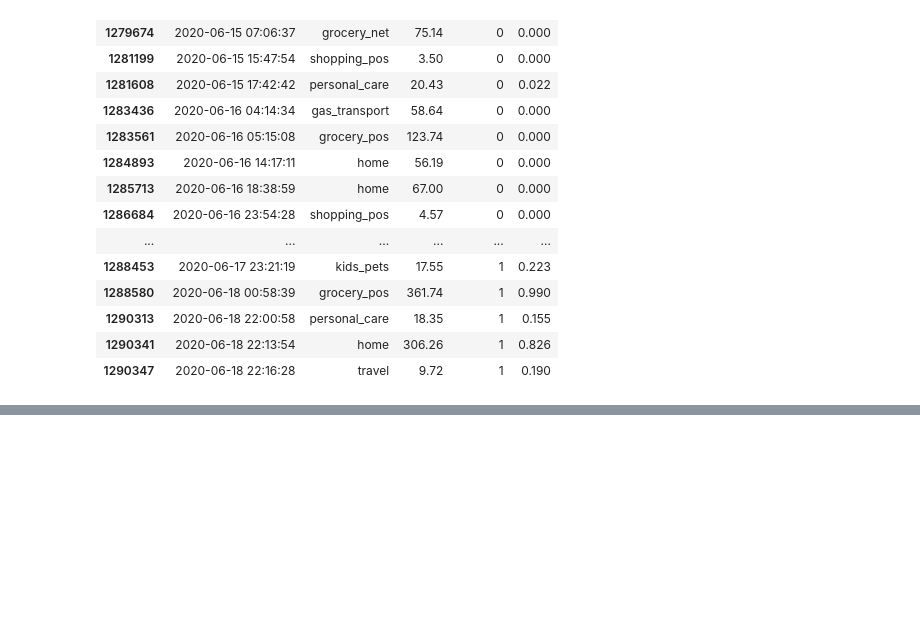
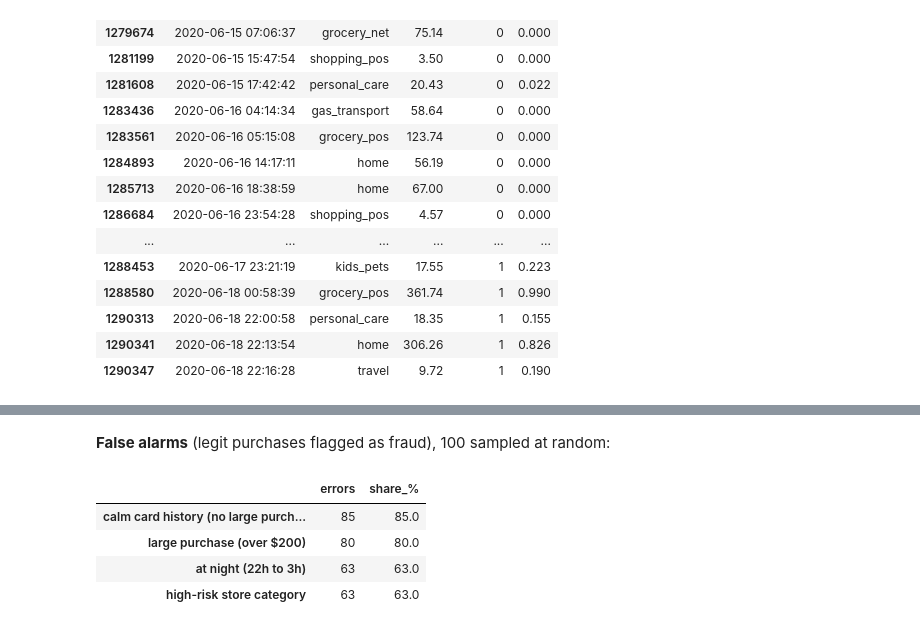
Before and after one commit to felipersas/fraud-detection, a Jupyter notebook: notebooks/03_neural_network.ipynb, the cells around one changed output, grey strips where cells are left out. Saved outputs shown, nothing was run; the diff lists cells and outputs as text; code cells hidden in the pictures; blank space fills up the shorter version.

```diff
--- a/notebooks/03_neural_network.ipynb
+++ b/notebooks/03_neural_network.ipynb
@@ -318,0 +375,15 @@ cv.loc[window, ["trans_date_trans_time", "category", "amt", "is_fraud", "score"]
+# %% [markdown]
+**False alarms** (legit purchases flagged as fraud), 100 sampled at random:
+# %%
+count_tags(sample_errors(flagged), {
+    "large purchase (over $200)": cv["amt"] > 200,
+    "at night (22h to 3h)": night,
+    "high-risk store category": cv["category"].isin(risky_categories),
+    "calm card history (no large purchase in the last 24h)": ~large_recently,
+})
+# %% [output]
+|  | errors | share_% |
+| calm card history (no large purch... | 85 | 85.0 |
+| large purchase (over $200) | 80 | 80.0 |
+| at night (22h to 3h) | 63 | 63.0 |
+| high-risk store category | 63 | 63.0 |
```
Also changed, not shown: parts of 13 cells of this notebook, 2 other files.
